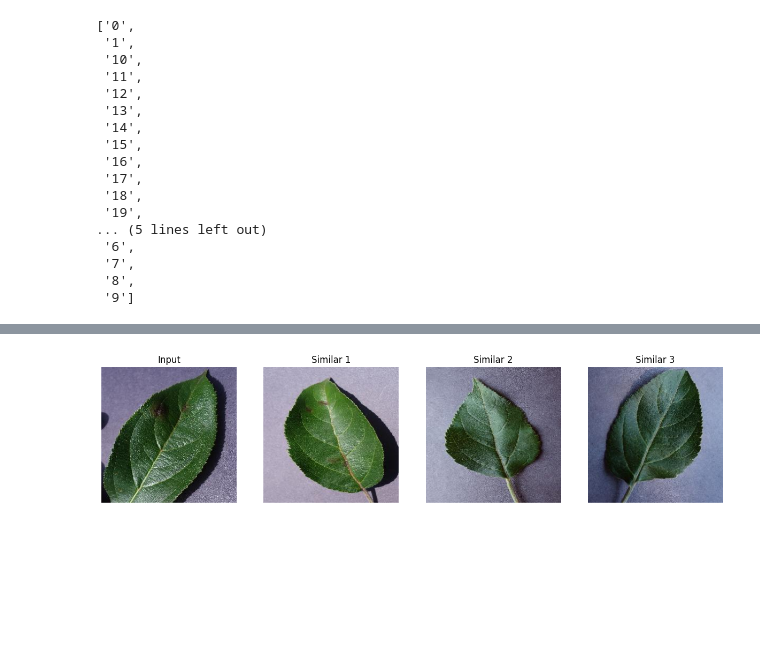
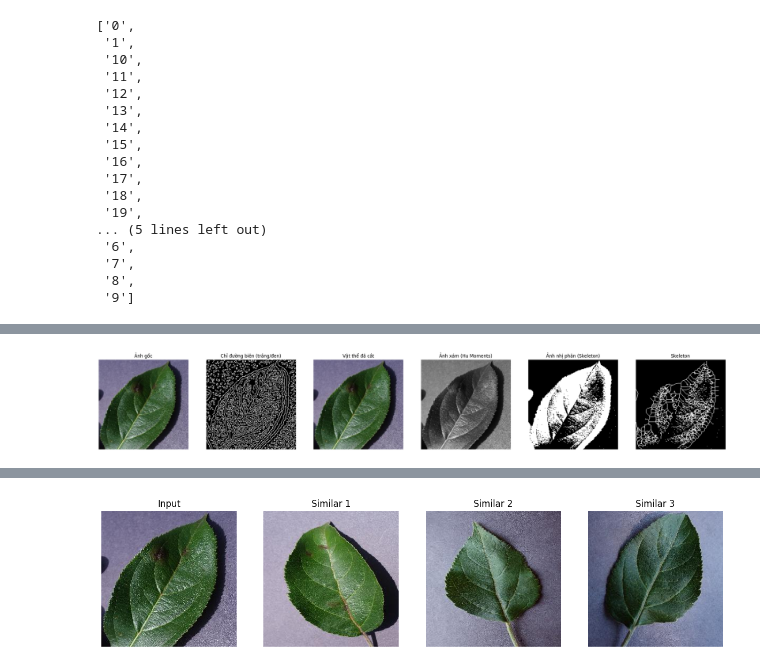
Before and after one commit to LuongHung10/HCSDLDPT, a Jupyter notebook: test.ipynb, the cells around one changed output, grey strips where cells are left out. Drawn from its saved outputs; the diff is of its cells as text; code cells hidden in the pictures; blank space fills up the shorter version.

```diff
--- a/test.ipynb
+++ b/test.ipynb
@@ -177,18 +232,87 @@ jb.dump(image_tensors,('attribute.jbl'))
 # %%
-batch_size = 256  # Adjust batch size based on your system's memory
-features_db = []
+def visualize_feature_extraction_steps(img_path):
+    img = cv2.imread(img_path)
+    img_resized = cv2.resize(img, (224, 224))
 
+    gray = cv2.cvtColor(img_resized, cv2.COLOR_BGR2GRAY)
+    blur = cv2.GaussianBlur(gray, (5, 5), 0)
+    thresh = cv2.adaptiveThreshold(
+        blur, 255, cv2.ADAPTIVE_THRESH_GAUSSIAN_C, cv2.THRESH_BINARY, 11, 2)
+    edges = cv2.Canny(thresh, 50, 150)
+    contours, _ = cv2.findContours(
+        edges, cv2.RETR_EXTERNAL, cv2.CHAIN_APPROX_SIMPLE)
+    obj = img_resized
 
-print("🔄 Extracting features...")
-for i in tqdm(range(0, len(image_tensors), batch_size), desc="Processing Batches"):
-    batch = image_tensors[i:i + batch_size]
-    with torch.no_grad():
-        features = model(batch).squeeze()
-    features_db.append(features.cpu().numpy())  # Move features back to CPU
+    # Vẽ contour lên ảnh để hiển thị
+    contour_img = img_resized.copy()
+    if contours:
+        cv2.drawContours(contour_img, contours, -1, (0,255,0), 2)
+        c = max(contours, key=cv2.contourArea)
+        area = cv2.contourArea(c)
+        if area > 0.2 * (img_resized.shape[0] * img_resized.shape[1]):
+            x, y, w, h = cv2.boundingRect(c)
+            obj = img_resized[y:y+h, x:x+w]
+            obj = cv2.resize(obj, (224, 224))
 
-# Combine all features into a single array
-features_db = np.vstack(features_db)
+    contour_mask = np.zeros_like(gray)
+    if contours:
+        cv2.drawContours(contour_mask, contours, -1, (255), 1)  # Đường biên trắng, nền đen
+    # 2. Hu Moments (in giá trị)
+    hu = extract_hu_moments(obj)
 
-print("✅ Feature extraction completed!")
-print(f"Extracted features shape: {features_db.shape}")
-print(f"Number of images processed: {len(image_paths)}")
+    # 3. Ảnh nhị phân cho Skeleton
+    gray_obj = cv2.cvtColor(obj, cv2.COLOR_BGR2GRAY)
+    _, binary = cv2.threshold(gray_obj, 127, 1, cv2.THRESH_BINARY_INV + cv2.THRESH_OTSU)
+
+    # 4. Skeleton
+    skeleton = skeletonize(binary).astype(np.uint8) * 255  # scale for display
+
+    # 5. HSV Histogram
+    hsv = cv2.cvtColor(obj, cv2.COLOR_BGR2HSV)
+    hist = cv2.calcHist([hsv], [0, 1, 2], None, (8,8,8), [0,180,0,256,0,256])
+    hist = cv2.normalize(hist, hist).flatten()
+
+    # Hiển thị từng bước
+    fig, axs = plt.subplots(1, 6, figsize=(30,5))
+    axs[0].imshow(cv2.cvtColor(img_resized, cv2.COLOR_BGR2RGB))
+    axs[0].set_title('Ảnh gốc')
+    axs[0].axis('off')
+
+    axs[1].imshow(contour_mask, cmap='gray')
+    axs[1].set_title('Chỉ đường biên (trắng/đen)')
+    axs[1].axis('off')
+
+    axs[2].imshow(cv2.cvtColor(obj, cv2.COLOR_BGR2RGB))
+    axs[2].set_title('Vật thể đã cắt')
+    axs[2].axis('off')
+
+    axs[3].imshow(gray_obj, cmap='gray')
+    axs[3].set_title('Ảnh xám (Hu Moments)')
+    axs[3].axis('off')
+
+    axs[4].imshow(binary, cmap='gray')
+    axs[4].set_title('Ảnh nhị phân (Skeleton)')
+    axs[4].axis('off')
+
+    axs[5].imshow(skeleton, cmap='gray')
+    axs[5].set_title('Skeleton')
+    axs[5].axis('off')
+
+    plt.figure()
+    plt.plot(hist)
+    plt.title('HSV Histogram')
+    plt.xlabel('Bins')
+    plt.ylabel('Frequency')
+    plt.show()
+
+    # print("Giá trị Hu Moments:", hu)
+    # feature_vector = extract_features(img_path)
+    # print("Vector đặc trưng kết hợp:", feature_vector)
+    # print("Kích thước vector:", feature_vector.shape)
+
+# Gọi hàm với đường dẫn ảnh của bạn
+visualize_feature_extraction_steps(test_img_path)
+visualize_feature_extraction_steps("D:\\HCSDLDPT\\static\\test\\4\\2b464674-d4aa-4295-81c0-c87033fab5f1.JPG")
+visualize_feature_extraction_steps("D:\\HCSDLDPT\\static\\test\\13\\1afca22a-a670-41f0-9469-888cdd581c5a.JPG")
+# %% [output]
+[figure, added]
```
Also changed, not shown: parts of 8 cells of this notebook, 5 other files.
